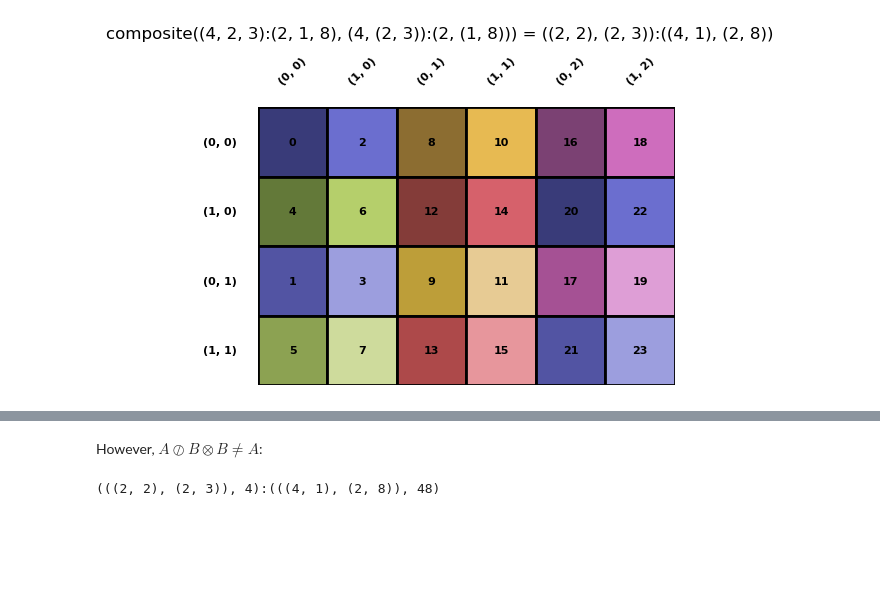
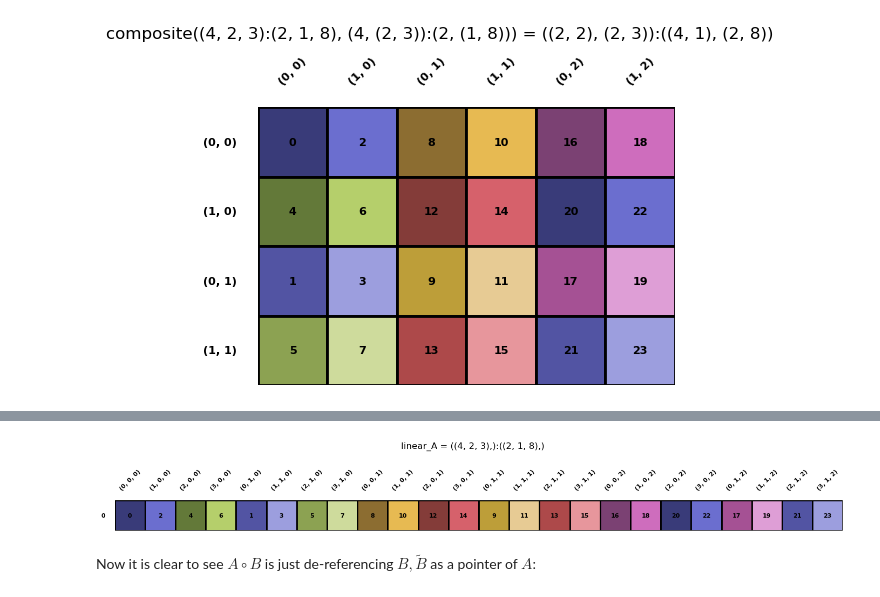
Before and after one commit to w32zhong/simp-intelligence, a Jupyter notebook: simp_intelligence/math/layout_divide.ipynb, the cells around one changed output, grey strips where cells are left out. Drawn from its saved outputs; the diff is of its cells as text; code cells hidden in the pictures; blank space fills up the shorter version.

```diff
--- a/simp_intelligence/math/layout_advanced.ipynb
+++ b/simp_intelligence/math/layout_divide.ipynb
@@ -47,6 +29,6 @@ Layout.from_string('(2,2,1):(4,1,8)').visualize()
-# %% [markdown]
-However, $A \oslash B \otimes B \not= A$:
-# %%
-Layout.from_string('((2, 2), (2, 3)):((4, 1), (2, 8))').logical_product(Layout.from_string('4:2'))
-# %% [output]
-(((2, 2), (2, 3)), 4):(((4, 1), (2, 8)), 48)
+# %%
+linear_A = Layout.from_string('( (4,2,3), ):( (2,1,8), )').visualize('linear_A')
+# %% [output]
+[figure, added]
+# %% [markdown]
+Now it is clear to see $A \circ B$ is just de-referencing $B, \tilde{B}$ as a pointer of $A$:
```
Also changed, not shown: parts of 11 cells of this notebook, 1 other file.
